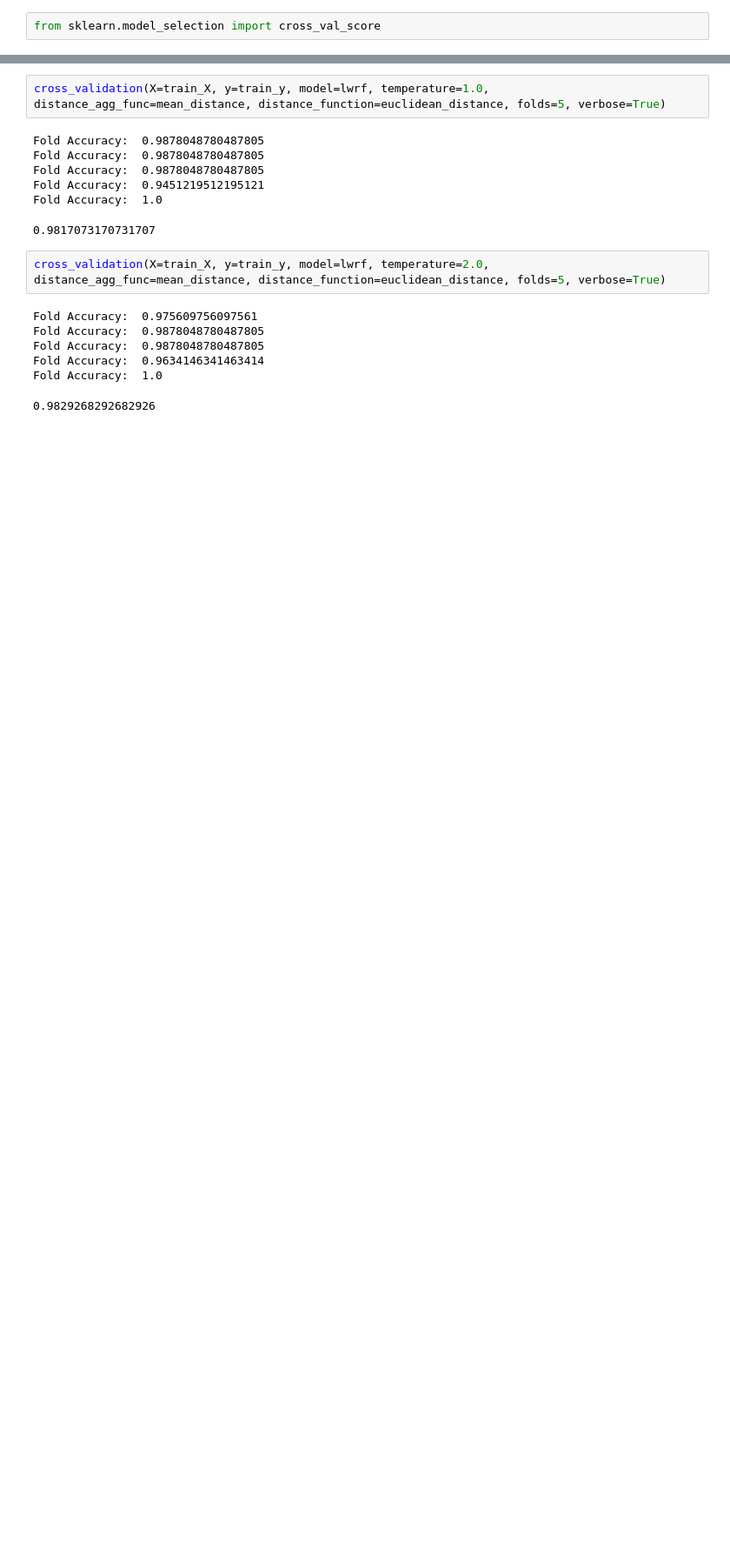
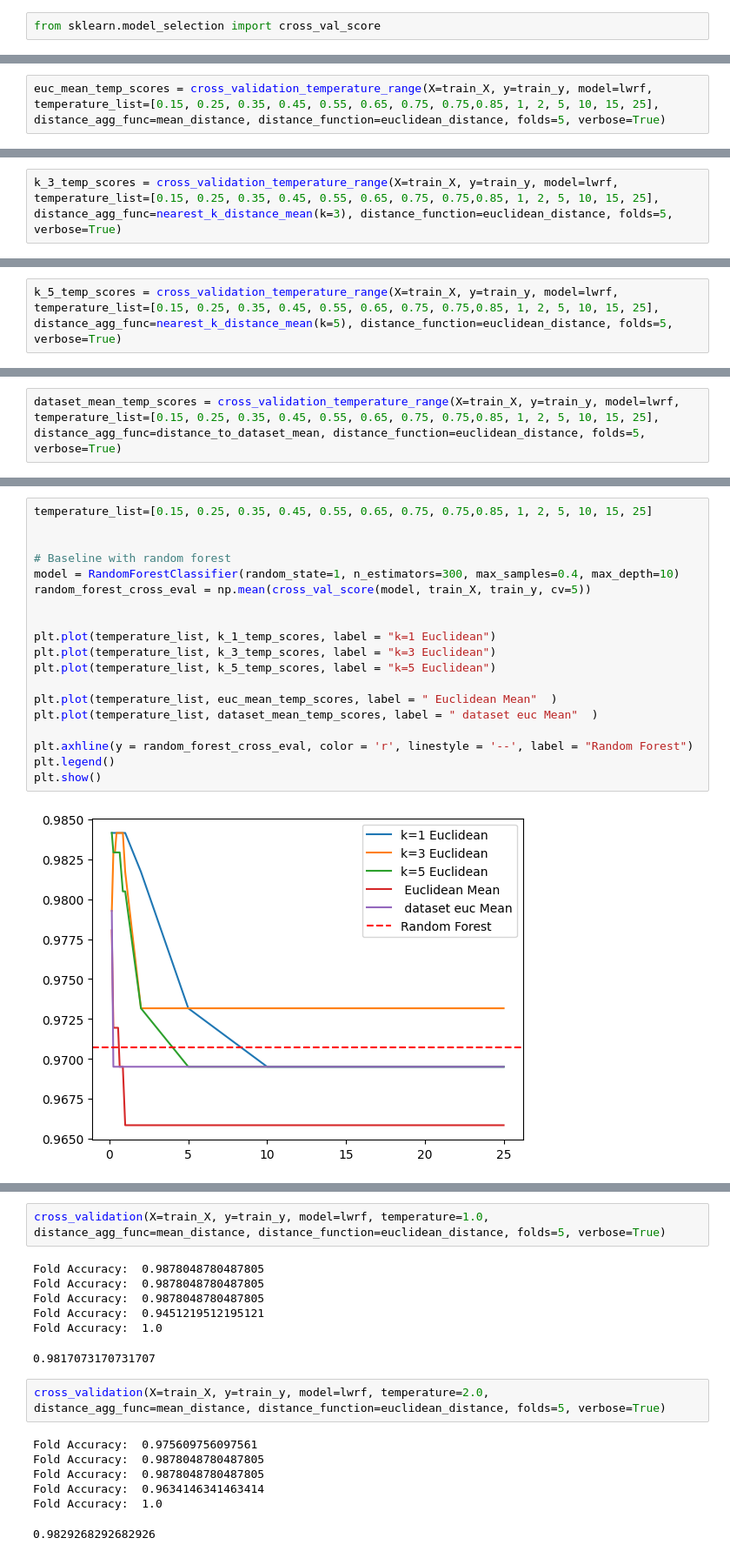
Before and after one commit to ilangofman/CSC2515-Locally-Weighted-Random-Forests, a Jupyter notebook: heart_dataset_analysis.ipynb, the cells around one changed output, grey strips where cells are left out. Shown at 87% size. Cells and saved outputs as stored; diff of their text form; blank space fills up the shorter version.

```diff
--- a/heart_dataset_analysis.ipynb
+++ b/heart_dataset_analysis.ipynb
@@ -174,0 +344,2 @@ from sklearn.model_selection import cross_val_score
+# %%
+euc_mean_temp_scores = cross_validation_temperature_range(X=train_X, y=train_y, model=lwrf, temperature_list=[0.15, 0.25, 0.35, 0.45, 0.55, 0.65, 0.75, 0.75,0.85, 1, 2, 5, 10, 15, 25], distance_agg_func=mean_distance, distance_function=euclidean_distance, folds=5, verbose=True)
@@ -174,0 +364,2 @@ from sklearn.model_selection import cross_val_score
+# %%
+k_3_temp_scores = cross_validation_temperature_range(X=train_X, y=train_y, model=lwrf, temperature_list=[0.15, 0.25, 0.35, 0.45, 0.55, 0.65, 0.75, 0.75,0.85, 1, 2, 5, 10, 15, 25], distance_agg_func=nearest_k_distance_mean(k=3), distance_function=euclidean_distance, folds=5, verbose=True)
@@ -174,0 +384,2 @@ from sklearn.model_selection import cross_val_score
+# %%
+k_5_temp_scores = cross_validation_temperature_range(X=train_X, y=train_y, model=lwrf, temperature_list=[0.15, 0.25, 0.35, 0.45, 0.55, 0.65, 0.75, 0.75,0.85, 1, 2, 5, 10, 15, 25], distance_agg_func=nearest_k_distance_mean(k=5), distance_function=euclidean_distance, folds=5, verbose=True)
@@ -174,0 +404,2 @@ from sklearn.model_selection import cross_val_score
+# %%
+dataset_mean_temp_scores = cross_validation_temperature_range(X=train_X, y=train_y, model=lwrf, temperature_list=[0.15, 0.25, 0.35, 0.45, 0.55, 0.65, 0.75, 0.75,0.85, 1, 2, 5, 10, 15, 25], distance_agg_func=distance_to_dataset_mean, distance_function=euclidean_distance, folds=5, verbose=True)
@@ -174,0 +429,21 @@ from sklearn.model_selection import cross_val_score
+# %%
+temperature_list=[0.15, 0.25, 0.35, 0.45, 0.55, 0.65, 0.75, 0.75,0.85, 1, 2, 5, 10, 15, 25]
+
+
+# Baseline with random forest
+model = RandomForestClassifier(random_state=1, n_estimators=300, max_samples=0.4, max_depth=10)
+random_forest_cross_eval = np.mean(cross_val_score(model, train_X, train_y, cv=5))
+
+
+plt.plot(temperature_list, k_1_temp_scores, label = "k=1 Euclidean")
+plt.plot(temperature_list, k_3_temp_scores, label = "k=3 Euclidean")
+plt.plot(temperature_list, k_5_temp_scores, label = "k=5 Euclidean")
+
+plt.plot(temperature_list, euc_mean_temp_scores, label = " Euclidean Mean"  )
+plt.plot(temperature_list, dataset_mean_temp_scores, label = " dataset euc Mean"  )
+
+plt.axhline(y = random_forest_cross_eval, color = 'r', linestyle = '--', label = "Random Forest")
+plt.legend()
+plt.show()
+# %% [output]
+[figure, added]
```
Also changed, not shown: parts of 23 cells of this notebook, 2 other files.
